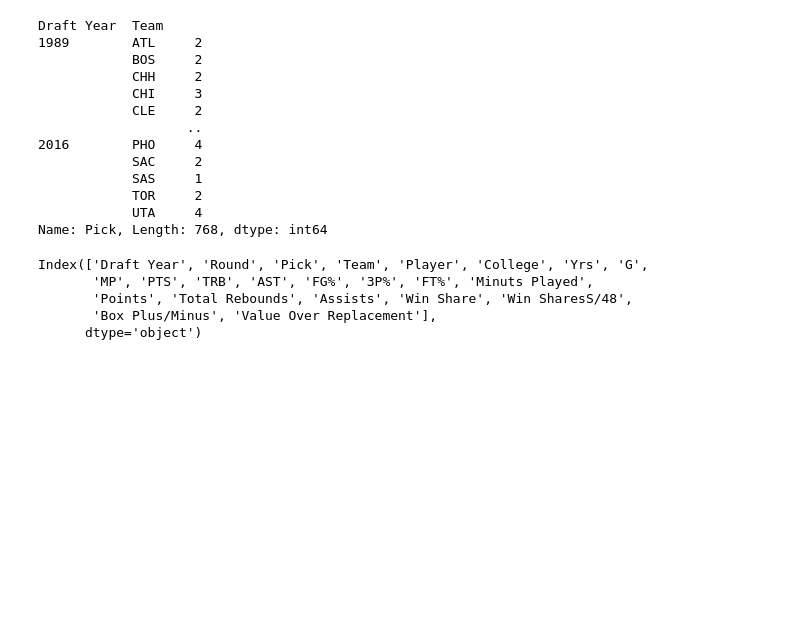
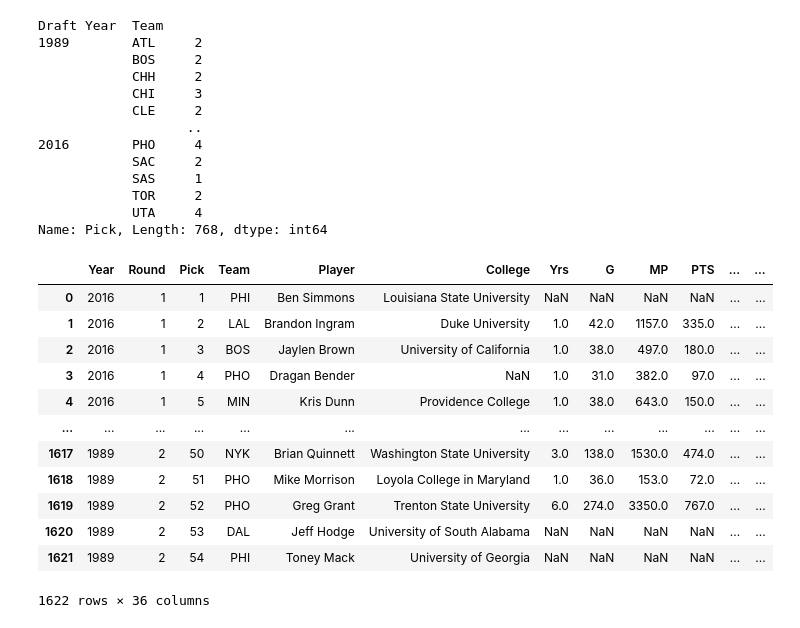
Before and after one commit to Tabassum1985/Project-1-NBA-MVP-Analysis, a Jupyter notebook: Untitled.ipynb, the cells around one changed output. Drawn from its saved outputs; the diff is of its cells as text; code cells hidden in the pictures; blank space fills up the shorter version.

Commit message:
merge

```diff
--- a/Untitled.ipynb
+++ b/Untitled.ipynb
@@ -64,11 +64,22 @@ Draft Year  Team
             TOR     2
             UTA     4
 Name: Pick, Length: 768, dtype: int64
-# %%
-draft_df.columns
-# %% [output]
-Index(['Draft Year', 'Round', 'Pick', 'Team', 'Player', 'College', 'Yrs', 'G',
-       'MP', 'PTS', 'TRB', 'AST', 'FG%', '3P%', 'FT%', 'Minuts Played',
-       'Points', 'Total Rebounds', 'Assists', 'Win Share', 'Win SharesS/48',
-       'Box Plus/Minus', 'Value Over Replacement'],
-      dtype='object')
+# %%
+draft_df.columns
+draft_df = draft_df.rename(columns={'Draft Year': 'Year'})
+draft_df
+pd.merge(draft_df, mvp, on="Year")
+# %% [output]
+|  | Year | Round | Pick | Team | Player | College | Yrs | G | MP | PTS | ... | ... |
+| 0 | 2016 | 1 | 1 | PHI | Ben Simmons | Louisiana State University | NaN | NaN | NaN | NaN | ... | ... |
+| 1 | 2016 | 1 | 2 | LAL | Brandon Ingram | Duke University | 1.0 | 42.0 | 1157.0 | 335.0 | ... | ... |
+| 2 | 2016 | 1 | 3 | BOS | Jaylen Brown | University of California | 1.0 | 38.0 | 497.0 | 180.0 | ... | ... |
+| 3 | 2016 | 1 | 4 | PHO | Dragan Bender | NaN | 1.0 | 31.0 | 382.0 | 97.0 | ... | ... |
+| 4 | 2016 | 1 | 5 | MIN | Kris Dunn | Providence College | 1.0 | 38.0 | 643.0 | 150.0 | ... | ... |
+| ... | ... | ... | ... | ... | ... | ... | ... | ... | ... | ... | ... | ... |
+| 1617 | 1989 | 2 | 50 | NYK | Brian Quinnett | Washington State University | 3.0 | 138.0 | 1530.0 | 474.0 | ... | ... |
+| 1618 | 1989 | 2 | 51 | PHO | Mike Morrison | Loyola College in Maryland | 1.0 | 36.0 | 153.0 | 72.0 | ... | ... |
+| 1619 | 1989 | 2 | 52 | PHO | Greg Grant | Trenton State University | 6.0 | 274.0 | 3350.0 | 767.0 | ... | ... |
+| 1620 | 1989 | 2 | 53 | DAL | Jeff Hodge | University of South Alabama | NaN | NaN | NaN | NaN | ... | ... |
+| 1621 | 1989 | 2 | 54 | PHI | Toney Mack | University of Georgia | NaN | NaN | NaN | NaN | ... | ... |
+1622 rows × 36 columns
```
Also changed, not shown: parts of 1 cell of this notebook.
